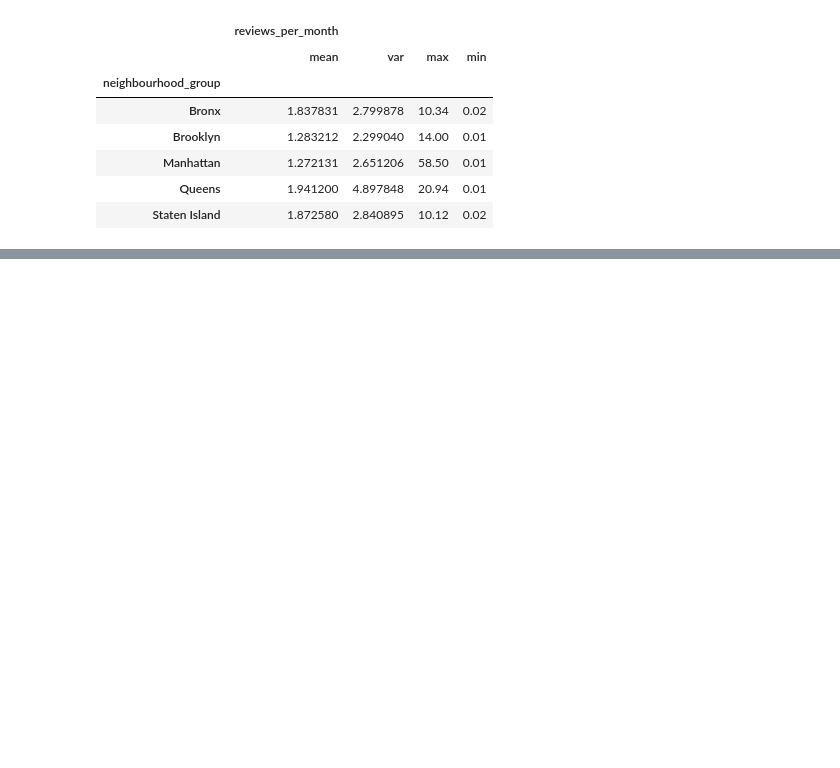
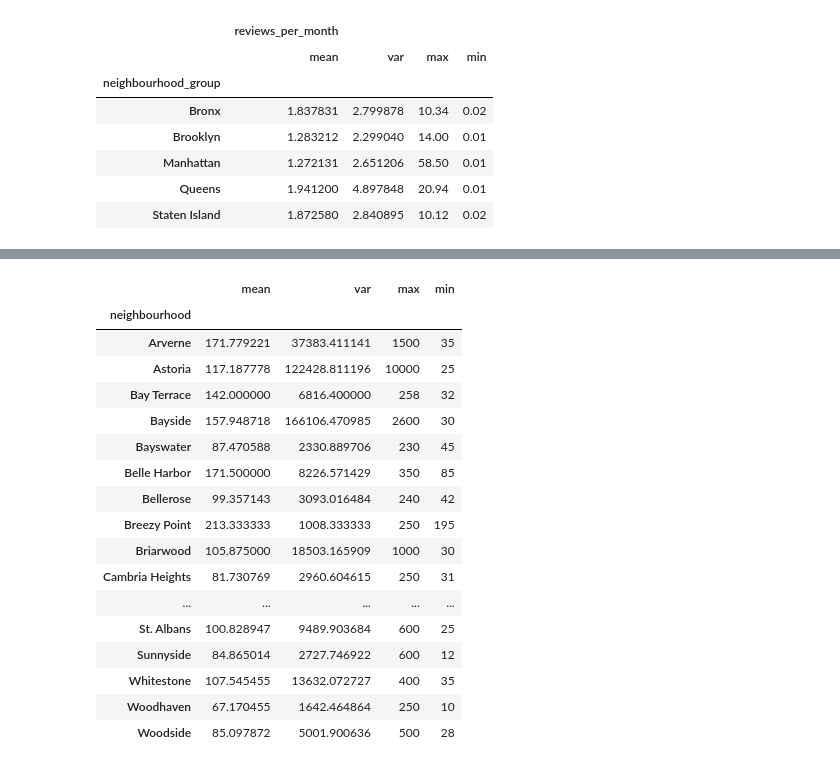
Before and after one commit to Yeyeong99/BDA-assignment, a Jupyter notebook: bigdata-analysis.ipynb, the cells around one changed output, grey strips where cells are left out. Saved outputs shown, nothing was run; the diff lists cells and outputs as text; code cells hidden in the pictures; blank space fills up the shorter version.

```diff
--- a/bigdata-analysis.ipynb
+++ b/bigdata-analysis.ipynb
@@ -737,0 +773,21 @@ df4[['neighbourhood_group','reviews_per_month']].groupby('neighbourhood_group').
+# %%
+df4[df4.neighbourhood_group == 'Queens'].groupby('neighbourhood').price.agg(['mean', 'var', 'max', 'min'])
+# %% [output]
+|  | mean | var | max | min |
+| neighbourhood |  |  |  |  |
+| Arverne | 171.779221 | 37383.411141 | 1500 | 35 |
+| Astoria | 117.187778 | 122428.811196 | 10000 | 25 |
+| Bay Terrace | 142.000000 | 6816.400000 | 258 | 32 |
+| Bayside | 157.948718 | 166106.470985 | 2600 | 30 |
+| Bayswater | 87.470588 | 2330.889706 | 230 | 45 |
+| Belle Harbor | 171.500000 | 8226.571429 | 350 | 85 |
+| Bellerose | 99.357143 | 3093.016484 | 240 | 42 |
+| Breezy Point | 213.333333 | 1008.333333 | 250 | 195 |
+| Briarwood | 105.875000 | 18503.165909 | 1000 | 30 |
+| Cambria Heights | 81.730769 | 2960.604615 | 250 | 31 |
+| ... | ... | ... | ... | ... |
+| St. Albans | 100.828947 | 9489.903684 | 600 | 25 |
+| Sunnyside | 84.865014 | 2727.746922 | 600 | 12 |
+| Whitestone | 107.545455 | 13632.072727 | 400 | 35 |
+| Woodhaven | 67.170455 | 1642.464864 | 250 | 10 |
+| Woodside | 85.097872 | 5001.900636 | 500 | 28 |
```
Also changed, not shown: parts of 3 cells of this notebook.
